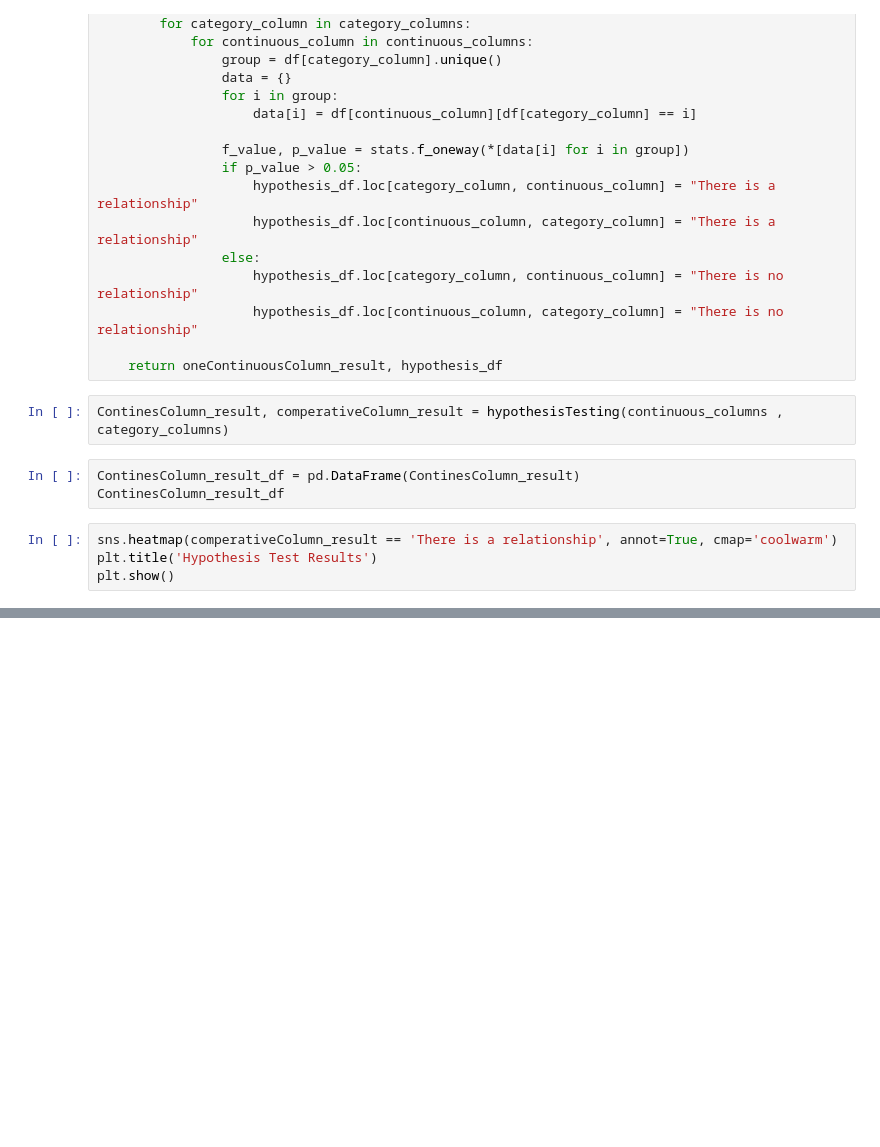
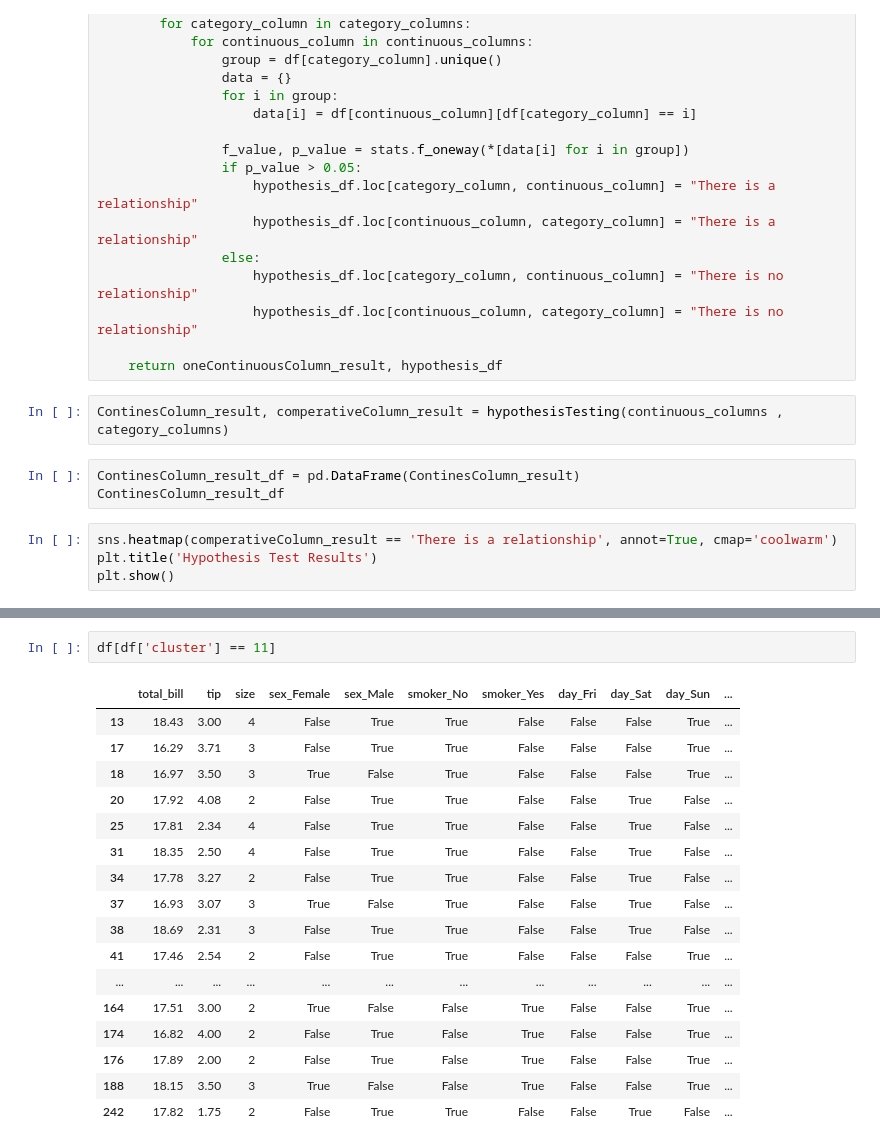
Before and after one commit to Saravanan-20G/Dataset---Tips, a Jupyter notebook: Tips.ipynb, the cells around one changed output, grey strips where cells are left out. Cells and saved outputs as stored; diff of their text form; blank space fills up the shorter version.

```diff
--- a/Tips.ipynb
+++ b/Tips.ipynb
@@ -243,0 +281,20 @@ plt.show()
+# %%
+df[df['cluster'] == 11]
+# %% [output]
+|  | total_bill | tip | size | sex_Female | sex_Male | smoker_No | smoker_Yes | day_Fri | day_Sat | day_Sun | ... |
+| 13 | 18.43 | 3.00 | 4 | False | True | True | False | False | False | True | ... |
+| 17 | 16.29 | 3.71 | 3 | False | True | True | False | False | False | True | ... |
+| 18 | 16.97 | 3.50 | 3 | True | False | True | False | False | False | True | ... |
+| 20 | 17.92 | 4.08 | 2 | False | True | True | False | False | True | False | ... |
+| 25 | 17.81 | 2.34 | 4 | False | True | True | False | False | True | False | ... |
+| 31 | 18.35 | 2.50 | 4 | False | True | True | False | False | True | False | ... |
+| 34 | 17.78 | 3.27 | 2 | False | True | True | False | False | True | False | ... |
+| 37 | 16.93 | 3.07 | 3 | True | False | True | False | False | True | False | ... |
+| 38 | 18.69 | 2.31 | 3 | False | True | True | False | False | True | False | ... |
+| 41 | 17.46 | 2.54 | 2 | False | True | True | False | False | False | True | ... |
+| ... | ... | ... | ... | ... | ... | ... | ... | ... | ... | ... | ... |
+| 164 | 17.51 | 3.00 | 2 | True | False | False | True | False | False | True | ... |
+| 174 | 16.82 | 4.00 | 2 | False | True | False | True | False | False | True | ... |
+| 176 | 17.89 | 2.00 | 2 | False | True | False | True | False | False | True | ... |
+| 188 | 18.15 | 3.50 | 3 | True | False | False | True | False | False | True | ... |
+| 242 | 17.82 | 1.75 | 2 | False | True | True | False | False | True | False | ... |
```
Also changed, not shown: parts of 10 cells of this notebook.
